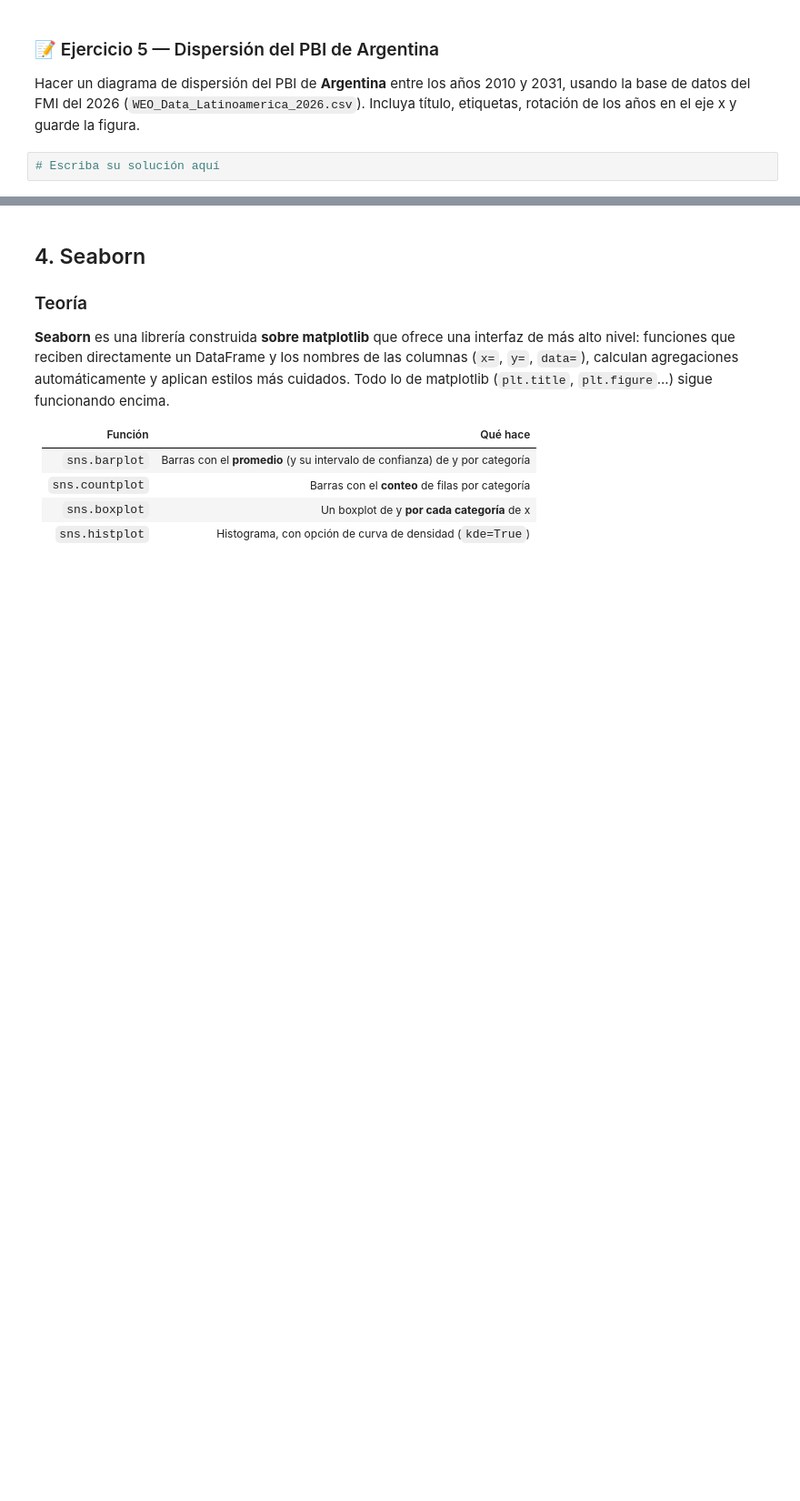
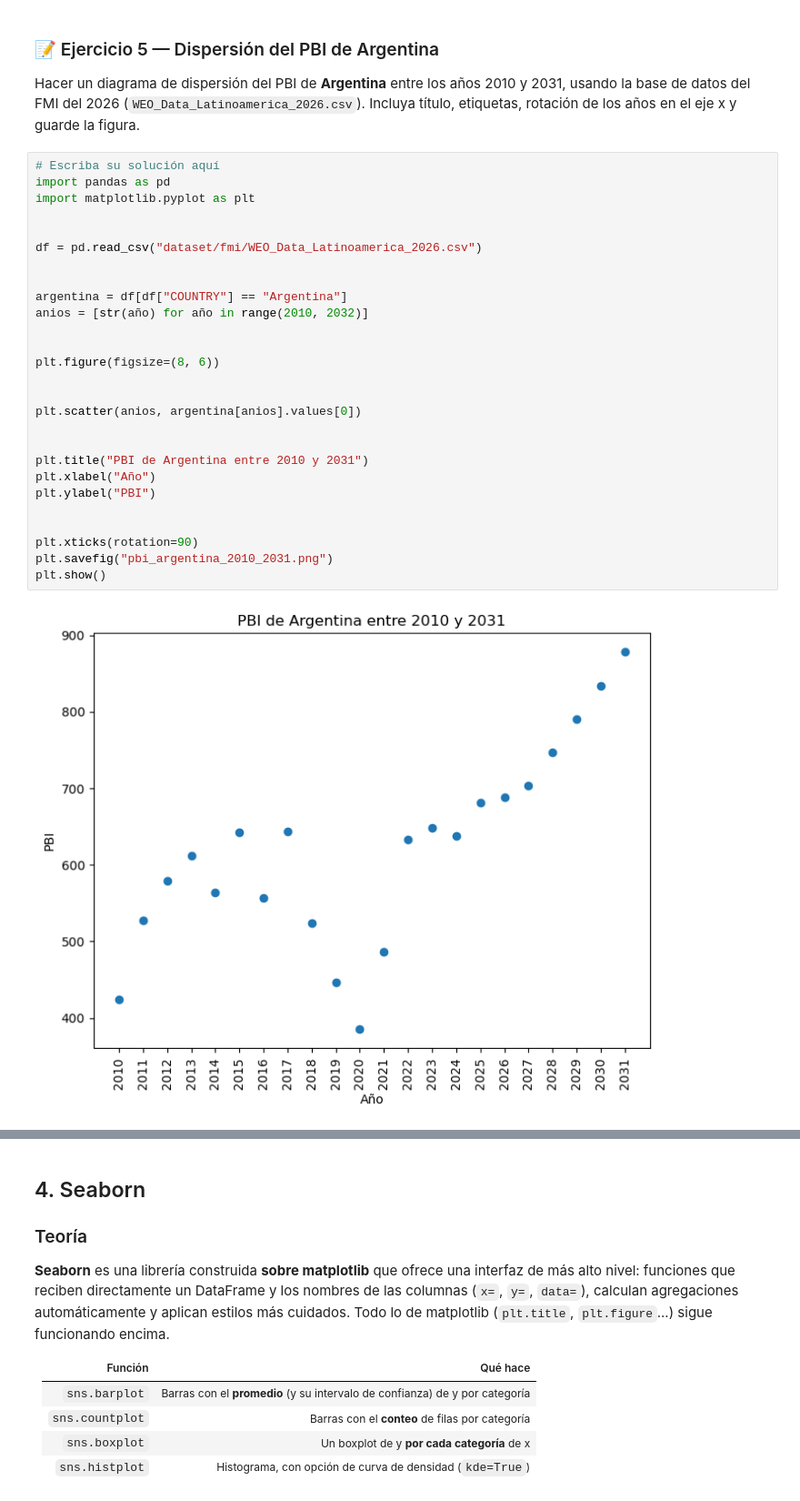
Before and after one commit to jgomezz/cpe_ciencia_datos_python_2026, a Jupyter notebook: mod2_estadistica_y_visualizacion/semana_04_advanced_visualization.ipynb, the cells around one changed output, grey strips where cells are left out. Shown at 91% size. Cells and saved outputs as stored; diff of their text form; blank space fills up the shorter version.

```diff
--- a/mod2_estadistica_y_visualizacion/semana_04_advanced_visualization.ipynb
+++ b/mod2_estadistica_y_visualizacion/semana_04_advanced_visualization.ipynb
@@ -627,3 +627,30 @@ plt.show()
 Hacer un diagrama de dispersión del PBI de **Argentina** entre los años 2010 y 2031, usando la base de datos del FMI del 2026 (`WEO_Data_Latinoamerica_2026.csv`). Incluya título, etiquetas, rotación de los años en el eje x y guarde la figura.
 # %%
 # Escriba su solución aquí
+import pandas as pd
+import matplotlib.pyplot as plt
+
+
+df = pd.read_csv("dataset/fmi/WEO_Data_Latinoamerica_2026.csv")
+
+
+argentina = df[df["COUNTRY"] == "Argentina"]
+anios = [str(año) for año in range(2010, 2032)]
+
+
+plt.figure(figsize=(8, 6))
+
+
+plt.scatter(anios, argentina[anios].values[0])
+
+
+plt.title("PBI de Argentina entre 2010 y 2031")
+plt.xlabel("Año")
+plt.ylabel("PBI")
+
+
+plt.xticks(rotation=90)
+plt.savefig("pbi_argentina_2010_2031.png")
+plt.show()
+# %% [output]
+[figure, added]
```
Also changed, not shown: parts of 1 cell of this notebook.
